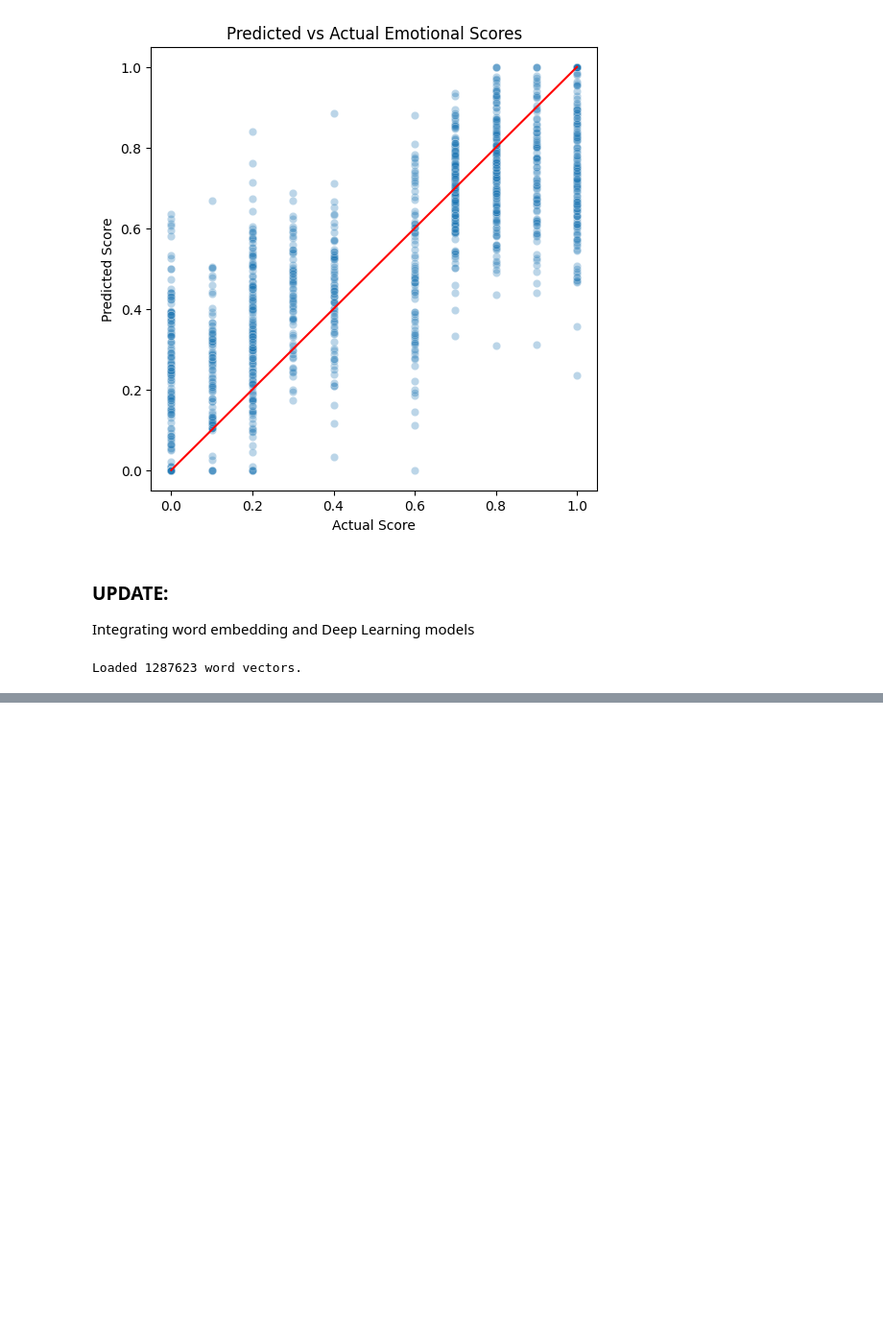
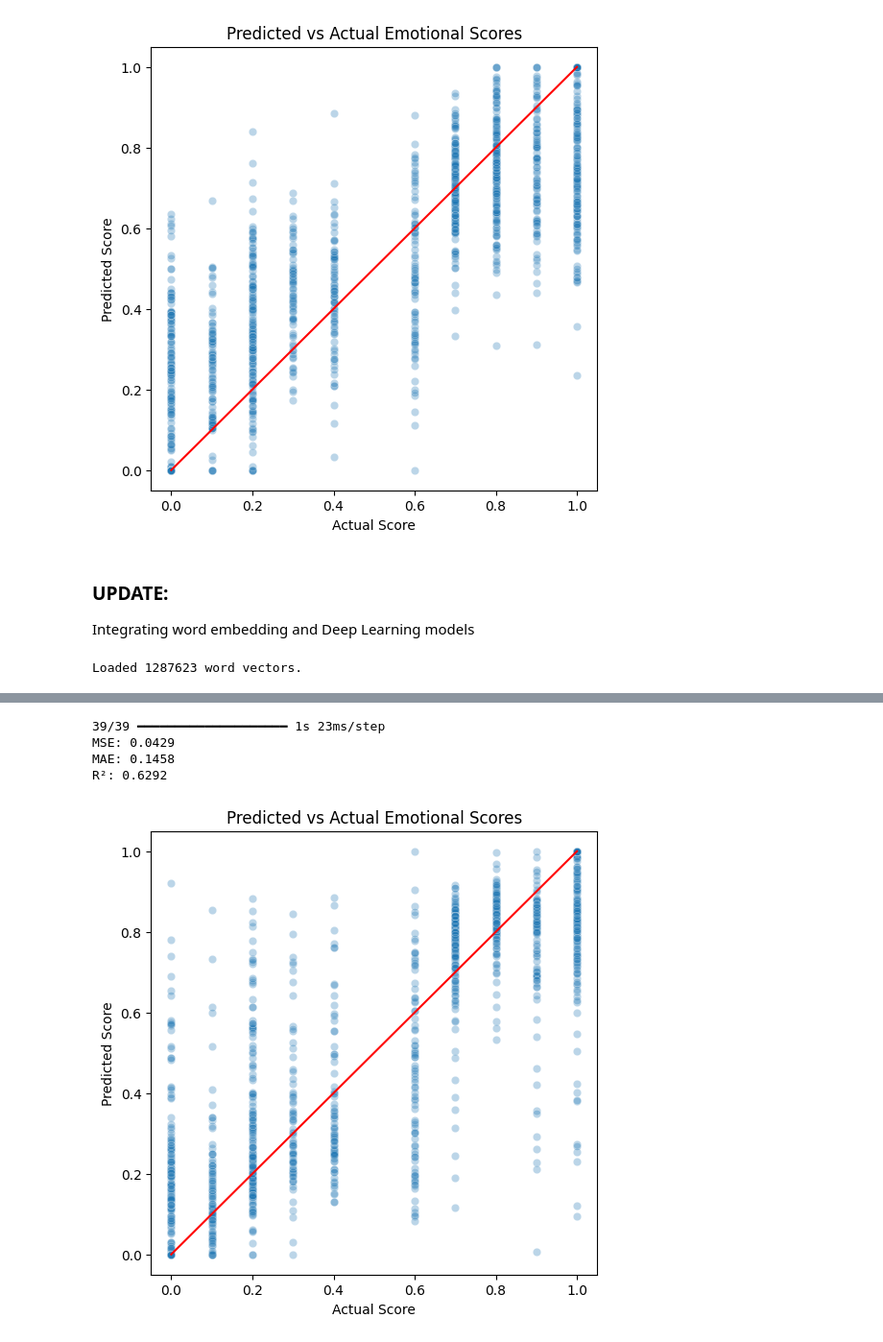
Before and after one commit to BishanKD/emotional-state-prediction, a Jupyter notebook: notebooks/model.ipynb, the cells around one changed output, grey strips where cells are left out. Shown at 96% size. Cells and saved outputs as stored; diff of their text form; code cells hidden in the pictures; blank space fills up the shorter version.

```diff
--- a/notebooks/model.ipynb
+++ b/notebooks/model.ipynb
@@ -439,0 +490,9 @@ model.save("../models/lstm_glove.keras")
+# %%
+tuner = kt.RandomSearch(
+    build_model,
+    objective="val_loss",
+    max_trials=10,  # number of combinations to try
+    executions_per_trial=2,  # average results over runs
+    directory="tuner_logs",
+    project_name="lstm_regression"
+)
@@ -439,0 +516,25 @@ model.save("../models/lstm_glove.keras")
+# %%
+best_hps = tuner.get_best_hyperparameters(num_trials=1)[0]
+
+print(f"""
+Best hyperparameters:
+LSTM units: {best_hps.get('lstm_units')}
+Dropout: {best_hps.get('dropout')}
+Recurrent Dropout: {best_hps.get('recurrent_dropout')}
+Dense units: {best_hps.get('dense_units')}
+Dense dropout: {best_hps.get('dense_dropout')}
+Learning rate: {best_hps.get('learning_rate')}
+""")
+
+# Build the best model and train fully
+best_model = tuner.hypermodel.build(best_hps)
+
+history = best_model.fit(
+    X_train_pad, y_train,
+    validation_split=0.2,
+    epochs=20,
+    batch_size=32,
+    callbacks=[
+        EarlyStopping(monitor="val_loss", patience=3, restore_best_weights=True)
+    ]
+)
@@ -439,0 +568,13 @@ model.save("../models/lstm_glove.keras")
+# %%
+y_pred = best_model.predict(X_test_pad).flatten()
+y_pred = np.clip(y_pred, 0.0, 1.0)
+print_scores(y_test, y_pred)
+# %% [output]
+39/39 ━━━━━━━━━━━━━━━━━━━━ 1s 23ms/step
+MSE: 0.0429
+MAE: 0.1458
+R²: 0.6292
+# %%
+plot_preds(y_test, y_pred)
+# %% [output]
+[figure, added]
```
Also changed, not shown: parts of 9 cells of this notebook, 7 other files.
